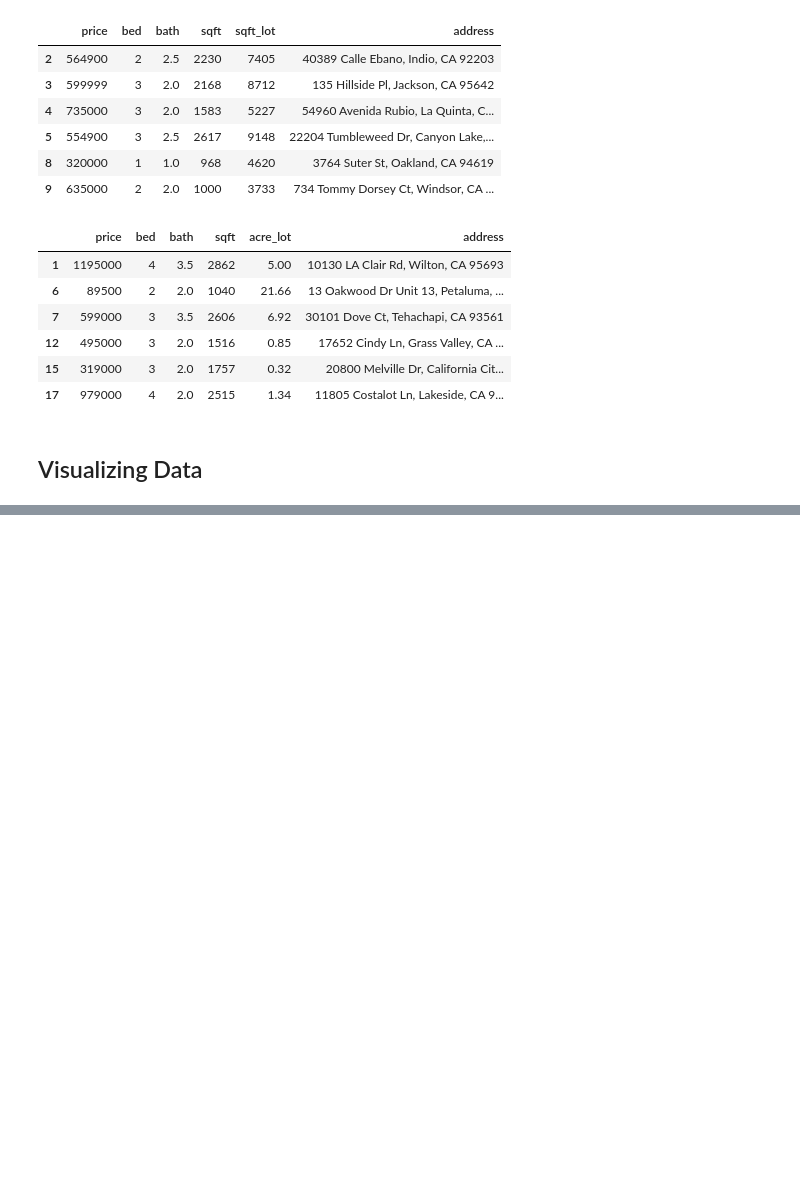
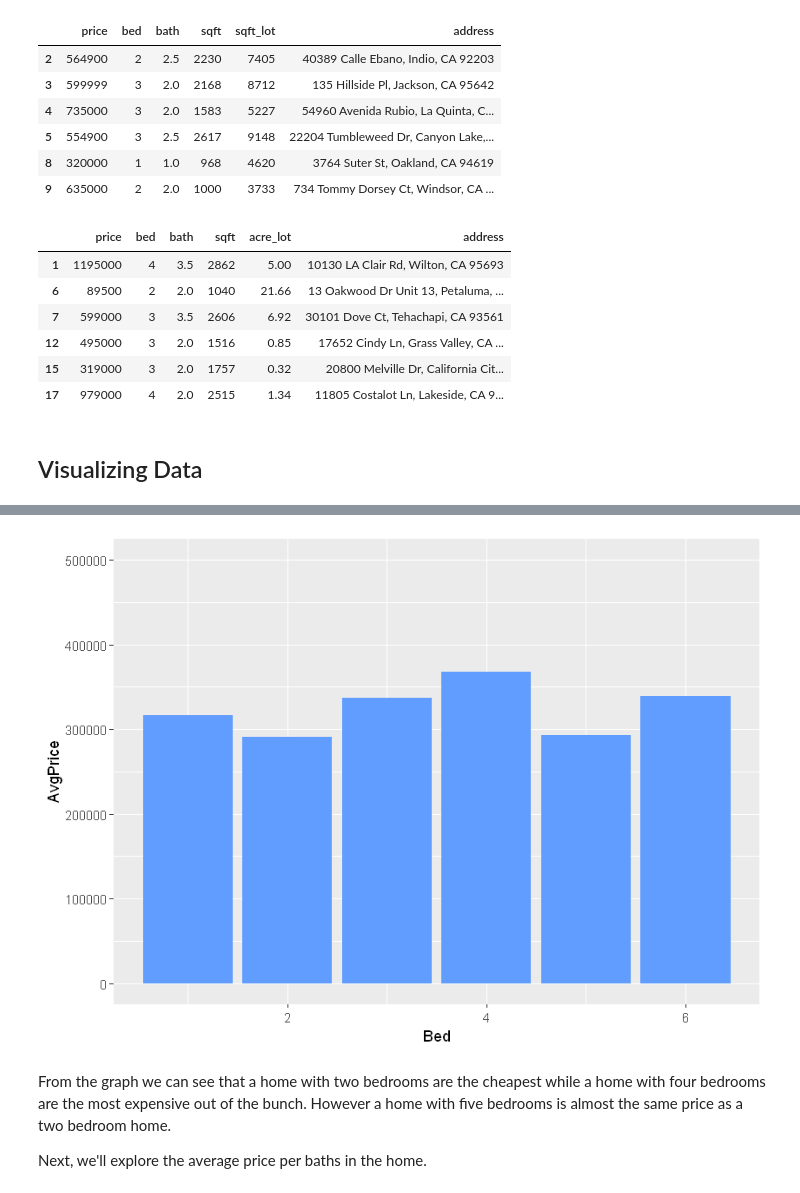
Before and after one commit to arvin-panganiban/california-sale-properties, a Jupyter notebook: California Sale Properties.ipynb, the cells around one changed output, grey strips where cells are left out. Saved outputs shown, nothing was run; the diff lists cells and outputs as text; code cells hidden in the pictures; blank space fills up the shorter version.

```diff
--- a/California Sale Properties.ipynb
+++ b/California Sale Properties.ipynb
@@ -97,0 +116,2 @@ plot
+# %%
+cali_homes <- subset(acre, acre$price < 459700)
@@ -97,0 +120,9 @@ plot
+# %%
+price_bed_df <- data.frame(matrix(ncol=2, nrow=length(unique(cali_homes$bed))))
+colnames(price_bed_df) = c('Bed', 'AvgPrice')
+beds <- cali_homes[order(cali_homes$bed),]
+bed_levels <- unique(beds$bed)
+# %%
+for (x in 1:length(bed_levels)){
+    price_bed_df[x,] <- c(unique(beds$bed)[x], mean(cali_homes[cali_homes$bed==bed_levels[x],]$price))
+}
@@ -97,0 +139,11 @@ plot
+# %%
+price_bed = ggplot(price_bed_df, aes(Bed, AvgPrice)) +
+            geom_bar(stat='identity', fill='#619CFF') +
+            scale_y_continuous(limits = c(0,500000), breaks=seq(0,500000,100000))
+price_bed
+# %% [output]
+[figure, added]
+# %% [markdown]
+From the graph we can see that a home with two bedrooms are the cheapest while a home with four bedrooms are the most expensive out of the bunch. However a home with five bedrooms is almost the same price as a two bedroom home.
+
+Next, we'll explore the average price per baths in the home.
```
Also changed, not shown: parts of 29 cells of this notebook.
